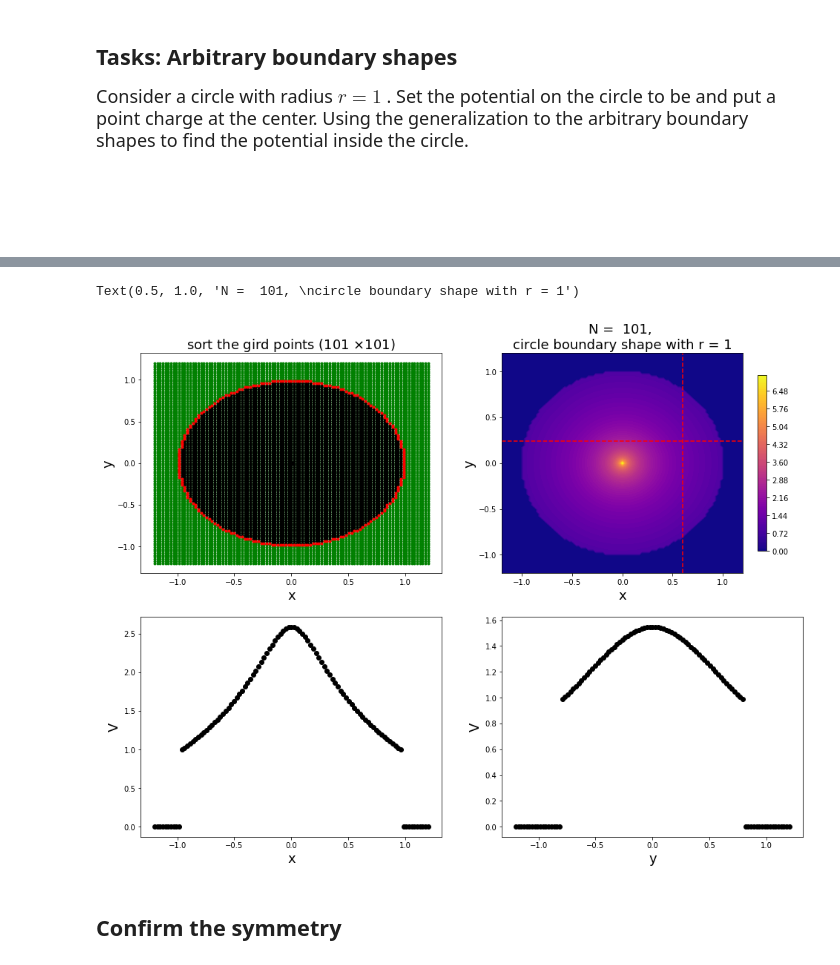
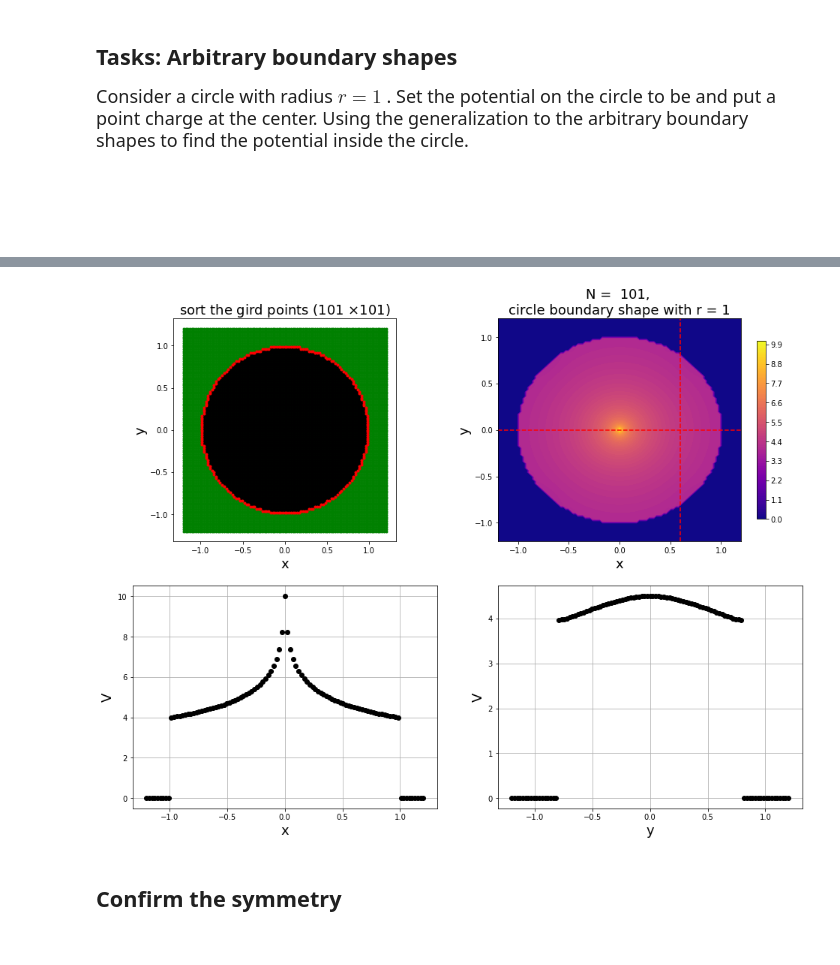
Before and after one commit to pcchen/Computation-in-Physics, a Jupyter notebook: 107022138/Homework_5/Relaxation Methods_Advanced topics.ipynb, the cells around one changed output, grey strips where cells are left out. Drawn from its saved outputs; the diff is of its cells as text; code cells hidden in the pictures.

```diff
--- a/107022138/Homework_5/Relaxation Methods_Advanced topics.ipynb
+++ b/107022138/Homework_5/Relaxation Methods_Advanced topics.ipynb
@@ -230,7 +468,7 @@ Ka = np.zeros((N,N))
 Kb = np.zeros((N,N))
 M = np.zeros((N,N))
 
-V0 = 1
+V0 = 4
 ρ = np.zeros((N,N))
 ρ[int((N-1)/2),int((N-1)/2)] = 1000
 h = (x[N-1]-x[0])/(N-1)
@@ -296,39 +534,40 @@ ax[0].plot(0,0,'ko')
 ## A is the distance from origin, B is normal points inside boundary, C is points that close to boundary and inside boundary.
 
 ########################################################  ↓ ↓ ↓ main code for relaxation
 for i in range(it):
     V[1:-1,1:-1] = 1/4*B[1:-1,1:-1]*(V[2:,1:-1] + V[0:-2,1:-1] + V[1:-1,2:] + V[1:-1,0:-2])\
                     + ρρ[1:-1,1:-1]\
                     + C[1:-1,1:-1]*(Ka[1:-1,1:-1]*(right[1:-1,1:-1]*V[1:-1,2:] + left[1:-1,1:-1]*V[1:-1,0:-2])\
                                   + Kb[1:-1,1:-1]*(up[1:-1,1:-1]*V[2:,1:-1] + down[1:-1,1:-1]*V[0:-2,1:-1]))\
                     + M[1:-1,1:-1]*V0
 
 ######################################################## ↑ ↑ ↑ main code for relaxation
 
 contour = ax[1].contourf(X,Y,V,100,cmap='plasma')
 fig.colorbar(contour, shrink=0.8, aspect=20,ax=ax[1])
-sx = V[int((N-1)/2 + 10),:]
+sx = V[int((N-1)/2),:]
 sy = V[int((N-1)/2 + 25),:]
 ax[2].plot(x,sx,'ko')
 ax[3].plot(y,sy,'ko')
-
-ax[1].plot([x[0],x[-1]],[y[int((N-1)/2 + 10)],y[int((N-1)/2) + 10]],'r--')
+ax[0].set_aspect('equal', adjustable='box')
+ax[1].plot([x[0],x[-1]],[y[int((N-1)/2)],y[int((N-1)/2)]],'r--')
 ax[1].plot([x[int((N-1)/2) + 25],x[int((N-1)/2 + 25)]],[y[0],y[-1]],'r--')
 
 ax[0].set_xlabel('x',fontsize = 18)
 ax[0].set_ylabel('y',fontsize = 18)
 ax[1].set_xlabel('x',fontsize = 18)
 ax[1].set_ylabel('y',fontsize = 18)
 ax[2].set_xlabel('x',fontsize = 18)
 ax[2].set_ylabel('V',fontsize = 18)
 ax[3].set_xlabel('y',fontsize = 18)
 ax[3].set_ylabel('V',fontsize = 18)
-
+ax[2].grid()
+ax[3].grid()
 ax[0].set_title('sort the gird points (' + str(int(N)) + r' $\times $' + str(int(N)) + ')', fontsize = 18)
 ax[1].set_title('N =  ' + str(N) + ', \n' + 'circle boundary shape with r = 1',fontsize = 18)
+plt.savefig('fig8.pdf')
 # %% [output]
-Text(0.5, 1.0, 'N =  101, \ncircle boundary shape with r = 1')
-[figure, old version]
+[figure, new version]
 # %% [markdown]
 ## Confirm the symmetry
 # %%
```
Also changed, not shown: parts of 8 cells of this notebook.
